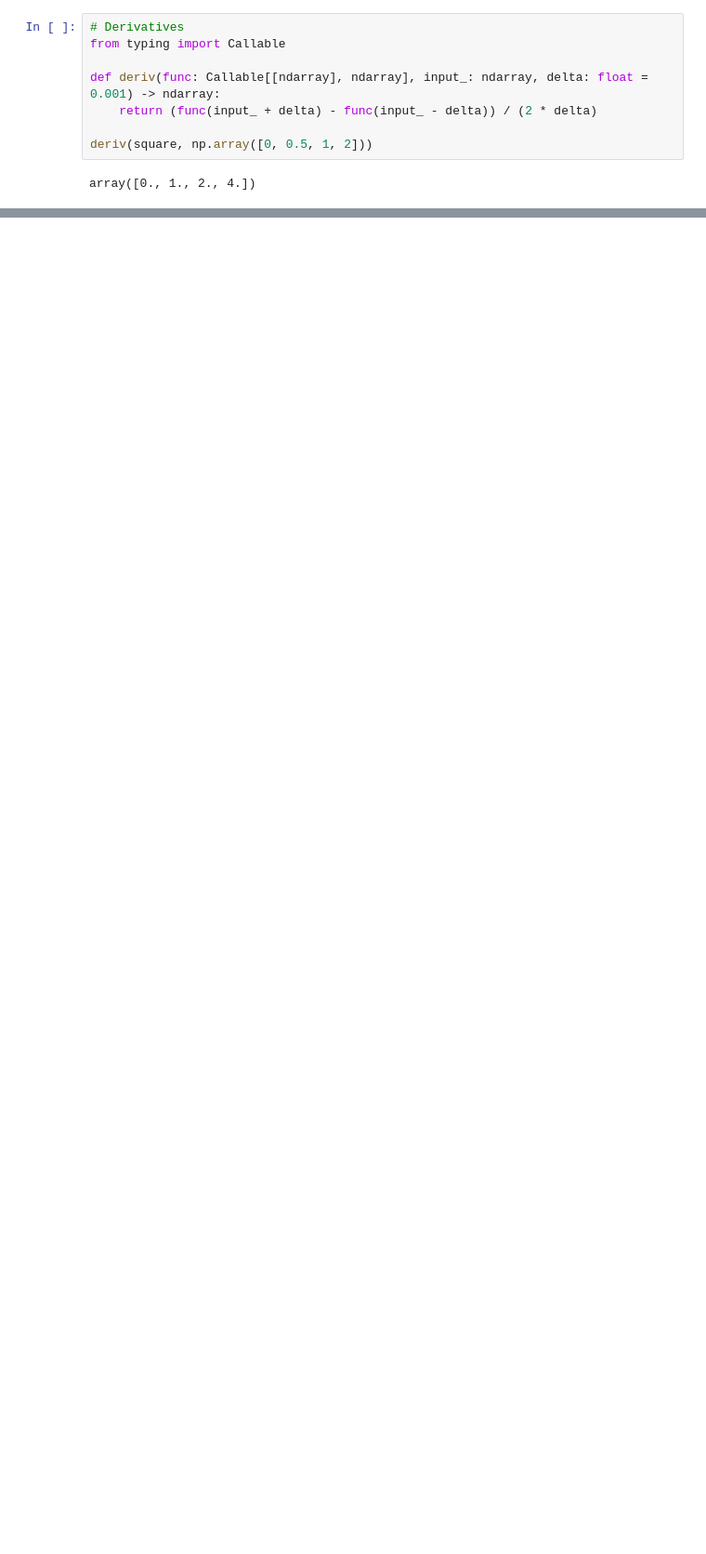
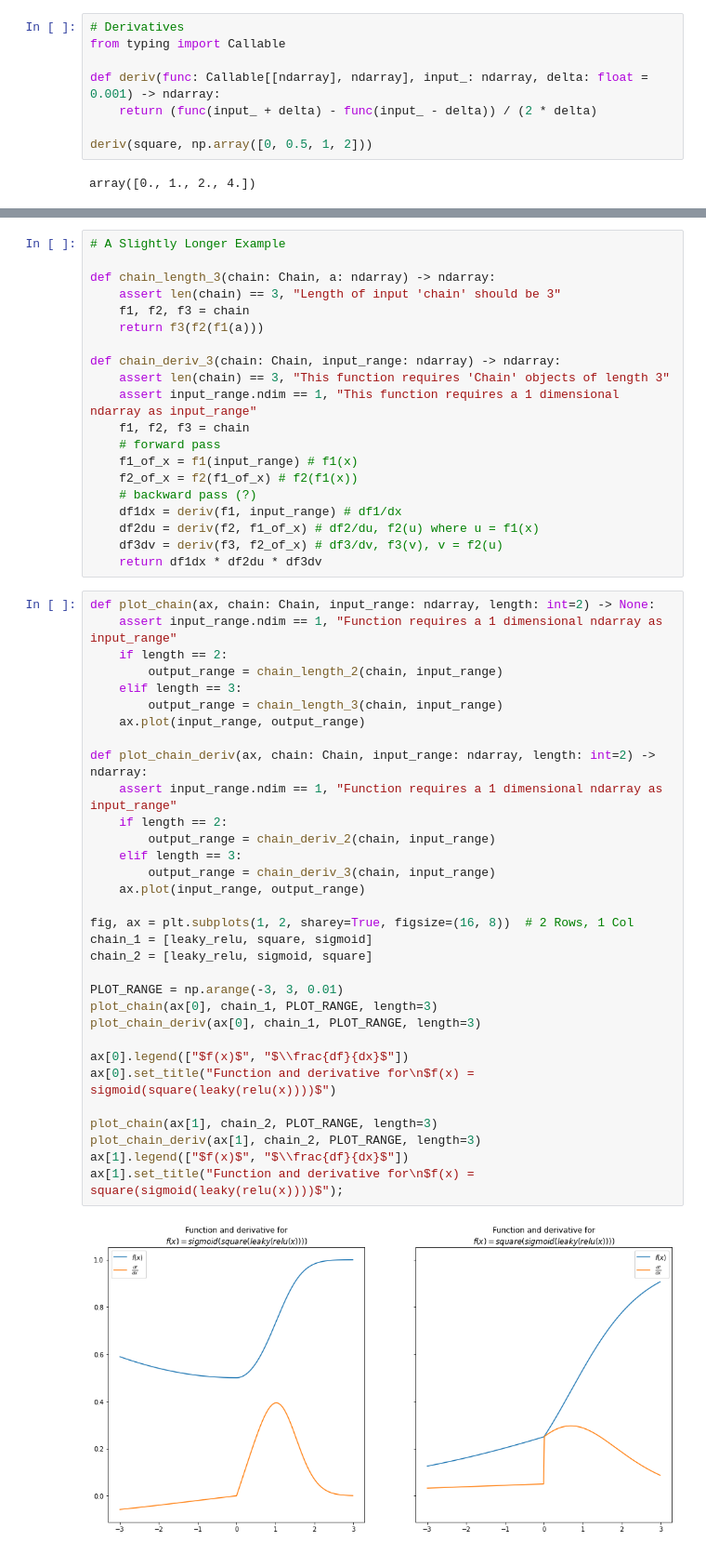
Before and after one commit to mcorne/test-python, a Jupyter notebook: dlfs/1-foundations.ipynb, the cells around one changed output, grey strips where cells are left out. Shown: that part at 93% size. Cells and saved outputs as stored; diff of their text form; blank space fills up the shorter version.

Commit message:
added dlfs examples

```diff
--- a/dlfs/1-foundations.ipynb
+++ b/dlfs/1-foundations.ipynb
@@ -95,0 +141,54 @@ array([ 0,  1, 16, 81])
+# %%
+# A Slightly Longer Example
+
+def chain_length_3(chain: Chain, a: ndarray) -> ndarray:
+    assert len(chain) == 3, "Length of input 'chain' should be 3"
+    f1, f2, f3 = chain
+    return f3(f2(f1(a)))
+
+def chain_deriv_3(chain: Chain, input_range: ndarray) -> ndarray:
+    assert len(chain) == 3, "This function requires 'Chain' objects of length 3"
+    assert input_range.ndim == 1, "This function requires a 1 dimensional ndarray as input_range"
+    f1, f2, f3 = chain
+    # forward pass
+    f1_of_x = f1(input_range) # f1(x)
+    f2_of_x = f2(f1_of_x) # f2(f1(x))
+    # backward pass (?)
+    df1dx = deriv(f1, input_range) # df1/dx
+    df2du = deriv(f2, f1_of_x) # df2/du, f2(u) where u = f1(x)
+    df3dv = deriv(f3, f2_of_x) # df3/dv, f3(v), v = f2(u)
+    return df1dx * df2du * df3dv
+# %%
+def plot_chain(ax, chain: Chain, input_range: ndarray, length: int=2) -> None:
+    assert input_range.ndim == 1, "Function requires a 1 dimensional ndarray as input_range"
+    if length == 2:
+        output_range = chain_length_2(chain, input_range)
+    elif length == 3:
+        output_range = chain_length_3(chain, input_range)
+    ax.plot(input_range, output_range)
+
+def plot_chain_deriv(ax, chain: Chain, input_range: ndarray, length: int=2) -> ndarray:
+    assert input_range.ndim == 1, "Function requires a 1 dimensional ndarray as input_range"
+    if length == 2:
+        output_range = chain_deriv_2(chain, input_range)
+    elif length == 3:
+        output_range = chain_deriv_3(chain, input_range)
+    ax.plot(input_range, output_range)
+
+fig, ax = plt.subplots(1, 2, sharey=True, figsize=(16, 8))  # 2 Rows, 1 Col
+chain_1 = [leaky_relu, square, sigmoid]
+chain_2 = [leaky_relu, sigmoid, square]
+
+PLOT_RANGE = np.arange(-3, 3, 0.01)
+plot_chain(ax[0], chain_1, PLOT_RANGE, length=3)
+plot_chain_deriv(ax[0], chain_1, PLOT_RANGE, length=3)
+
+ax[0].legend(["$f(x)$", "$\\frac{df}{dx}$"])
+ax[0].set_title("Function and derivative for\n$f(x) = sigmoid(square(leaky(relu(x))))$")
+
+plot_chain(ax[1], chain_2, PLOT_RANGE, length=3)
+plot_chain_deriv(ax[1], chain_2, PLOT_RANGE, length=3)
+ax[1].legend(["$f(x)$", "$\\frac{df}{dx}$"])
+ax[1].set_title("Function and derivative for\n$f(x) = square(sigmoid(leaky(relu(x))))$");
+# %% [output]
+[figure, added]
```
Also changed, not shown: parts of 4 cells of this notebook.
